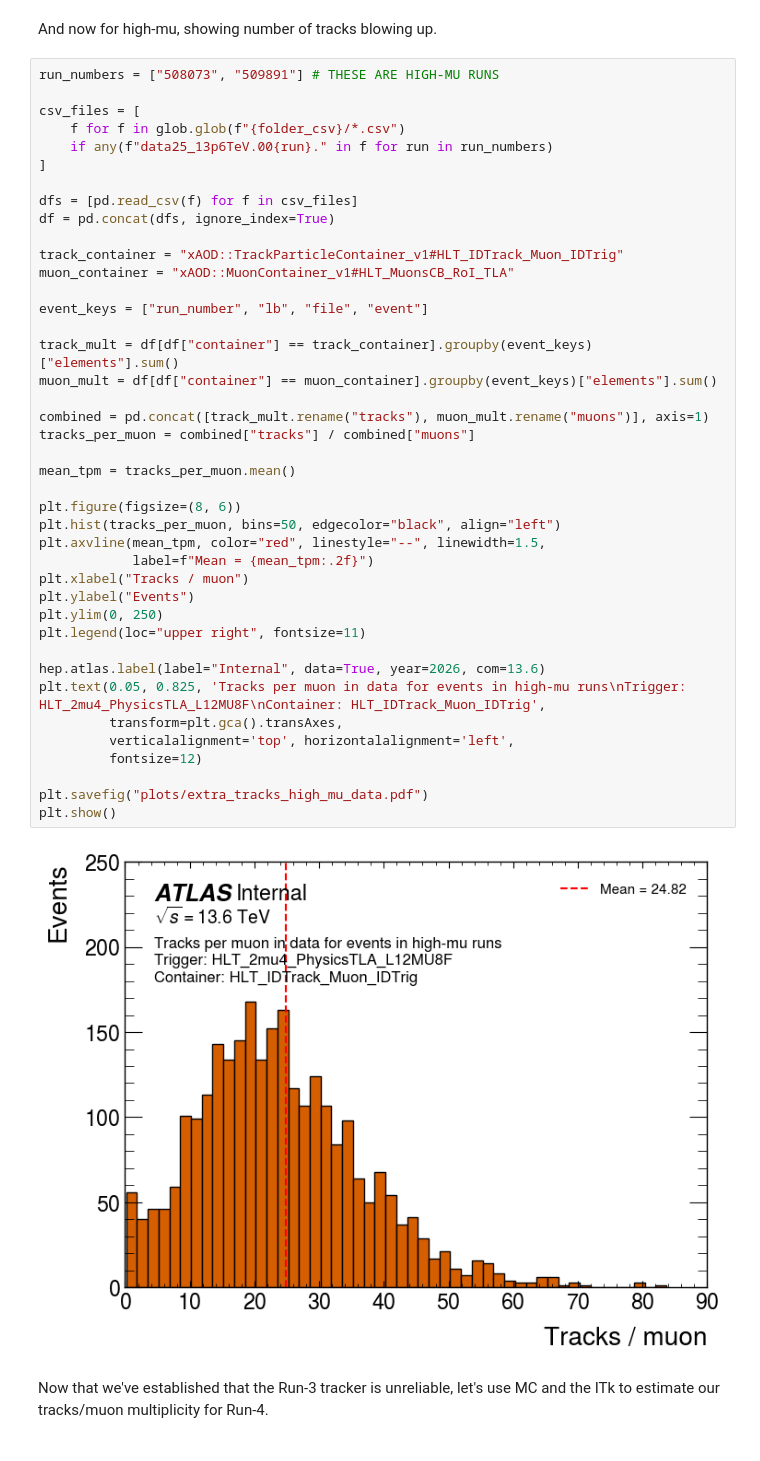
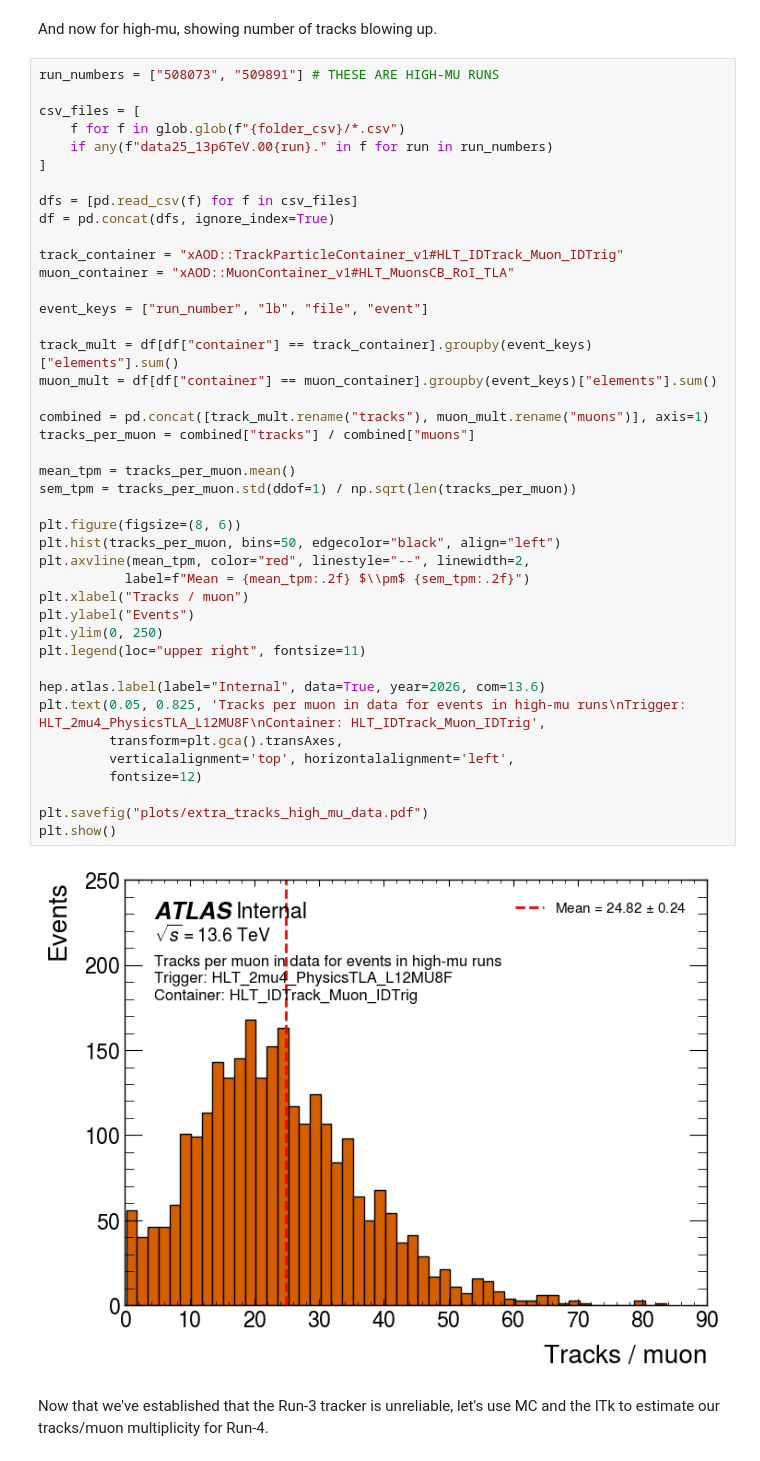
Before and after one commit to Eladio-H/Event-Size-Estimates-for-Run-4-TLA, a Jupyter notebook: 3_Visualise/event_size_plots.ipynb, the cells around one changed output. Saved outputs shown, nothing was run; the diff lists cells and outputs as text.

```diff
--- a/3_Visualise/event_size_plots.ipynb
+++ b/3_Visualise/event_size_plots.ipynb
@@ -209,36 +209,37 @@ df = pd.concat(dfs, ignore_index=True)
 
 track_container = "xAOD::TrackParticleContainer_v1#HLT_IDTrack_Muon_IDTrig"
 muon_container = "xAOD::MuonContainer_v1#HLT_MuonsCB_RoI_TLA"
 
 event_keys = ["run_number", "lb", "file", "event"]
 
 track_mult = df[df["container"] == track_container].groupby(event_keys)["elements"].sum()
 muon_mult = df[df["container"] == muon_container].groupby(event_keys)["elements"].sum()
 
 combined = pd.concat([track_mult.rename("tracks"), muon_mult.rename("muons")], axis=1)
 tracks_per_muon = combined["tracks"] / combined["muons"]
 
 mean_tpm = tracks_per_muon.mean()
+sem_tpm = tracks_per_muon.std(ddof=1) / np.sqrt(len(tracks_per_muon))
 
 plt.figure(figsize=(8, 6))
 plt.hist(tracks_per_muon, bins=50, edgecolor="black", align="left")
-plt.axvline(mean_tpm, color="red", linestyle="--", linewidth=1.5,
-            label=f"Mean = {mean_tpm:.2f}")
+plt.axvline(mean_tpm, color="red", linestyle="--", linewidth=2,
+           label=f"Mean = {mean_tpm:.2f} $\\pm$ {sem_tpm:.2f}")
 plt.xlabel("Tracks / muon")
 plt.ylabel("Events")
 plt.ylim(0, 250)
 plt.legend(loc="upper right", fontsize=11)
 
 hep.atlas.label(label="Internal", data=True, year=2026, com=13.6)
 plt.text(0.05, 0.825, 'Tracks per muon in data for events in high-mu runs\nTrigger: HLT_2mu4_PhysicsTLA_L12MU8F\nContainer: HLT_IDTrack_Muon_IDTrig',
          transform=plt.gca().transAxes,
          verticalalignment='top', horizontalalignment='left',
          fontsize=12)
 
 plt.savefig("plots/extra_tracks_high_mu_data.pdf")
 plt.show()
 # %% [output]
-[figure, old version]
+[figure, new version]
 # %% [markdown]
 Now that we've established that the Run-3 tracker is unreliable, let's use MC and the ITk to estimate our tracks/muon multiplicity for Run-4.
 # %%
```
Also changed, not shown: parts of 2 cells of this notebook, 5 other files.
